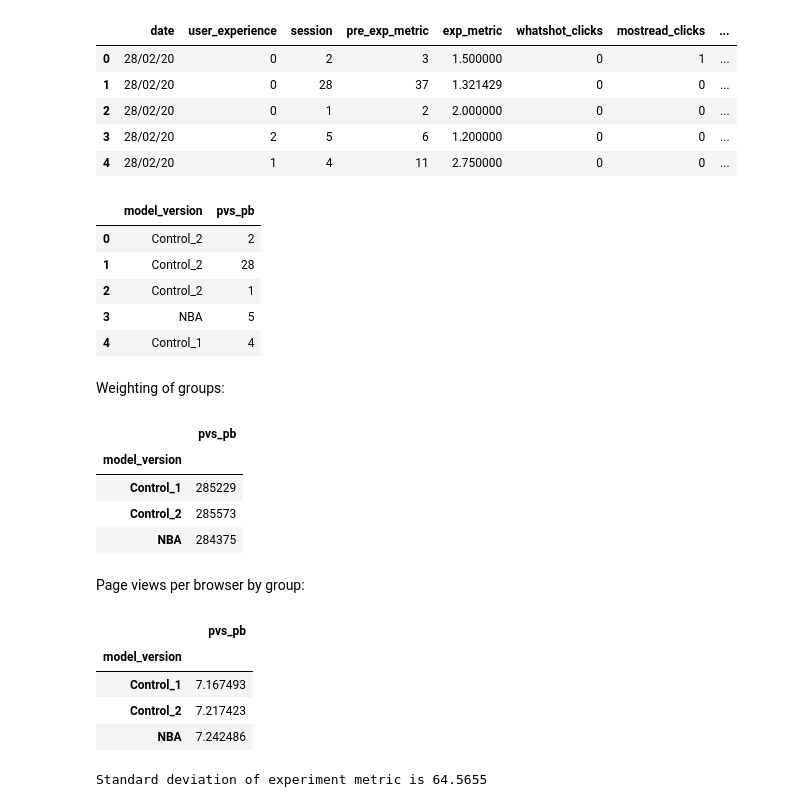
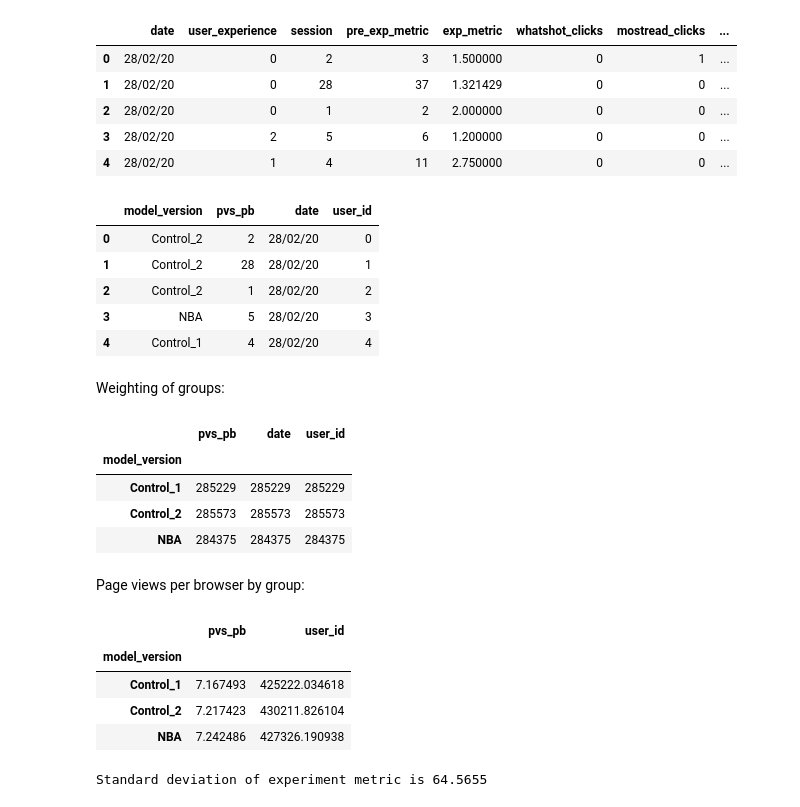
Before and after one commit to frankhopkins/pyhton_ab_notebooks, a Jupyter notebook: 08_fh_experiment_analysis_template.ipynb, the cells around one changed output. Saved outputs shown, nothing was run; the diff lists cells and outputs as text; code cells hidden in the pictures.

```diff
--- a/08_fh_experiment_analysis_template.ipynb
+++ b/08_fh_experiment_analysis_template.ipynb
@@ -58,40 +75,43 @@ df.head()
 # %%
 ## Rename user_experience labels from numeric to strings
 
+df.reset_index(inplace=True)
+df = df.rename(columns = {'index':'user_id'})
+df['user_id'].apply(str)
 df.loc[(df.user_experience == 0),'user_experience']= 'Control_2'
 df.loc[(df.user_experience == 1),'user_experience']= 'Control_1'
 df.loc[(df.user_experience == 2),'user_experience']= 'NBA'
 df['pvs_pb'] = df.session
 df['model_version'] = df.user_experience
-df = df[['model_version', 'pvs_pb']]
+df = df[['model_version', 'pvs_pb', 'date','user_id']]
 df.head()
 # %% [output]
-|  | model_version | pvs_pb |
-| 0 | Control_2 | 2 |
-| 1 | Control_2 | 28 |
-| 2 | Control_2 | 1 |
-| 3 | NBA | 5 |
-| 4 | Control_1 | 4 |
+|  | model_version | pvs_pb | date | user_id |
+| 0 | Control_2 | 2 | 28/02/20 | 0 |
+| 1 | Control_2 | 28 | 28/02/20 | 1 |
+| 2 | Control_2 | 1 | 28/02/20 | 2 |
+| 3 | NBA | 5 | 28/02/20 | 3 |
+| 4 | Control_1 | 4 | 28/02/20 | 4 |
 # %% [markdown]
 Weighting of groups:
 # %%
 df.groupby(['model_version']).count()
 # %% [output]
-|  | pvs_pb |
-| model_version |  |
-| Control_1 | 285229 |
-| Control_2 | 285573 |
-| NBA | 284375 |
+|  | pvs_pb | date | user_id |
+| model_version |  |  |  |
+| Control_1 | 285229 | 285229 | 285229 |
+| Control_2 | 285573 | 285573 | 285573 |
+| NBA | 284375 | 284375 | 284375 |
 # %% [markdown]
 Page views per browser by group:
 # %%
 df.groupby(['model_version']).mean()
 # %% [output]
-|  | pvs_pb |
-| model_version |  |
-| Control_1 | 7.167493 |
-| Control_2 | 7.217423 |
-| NBA | 7.242486 |
+|  | pvs_pb | user_id |
+| model_version |  |  |
+| Control_1 | 7.167493 | 425222.034618 |
+| Control_2 | 7.217423 | 430211.826104 |
+| NBA | 7.242486 | 427326.190938 |
 # %%
 std = statistics.stdev(df.pvs_pb)
 print ("Standard deviation of experiment metric is % s"
```
Also changed, not shown: parts of 9 cells of this notebook.
